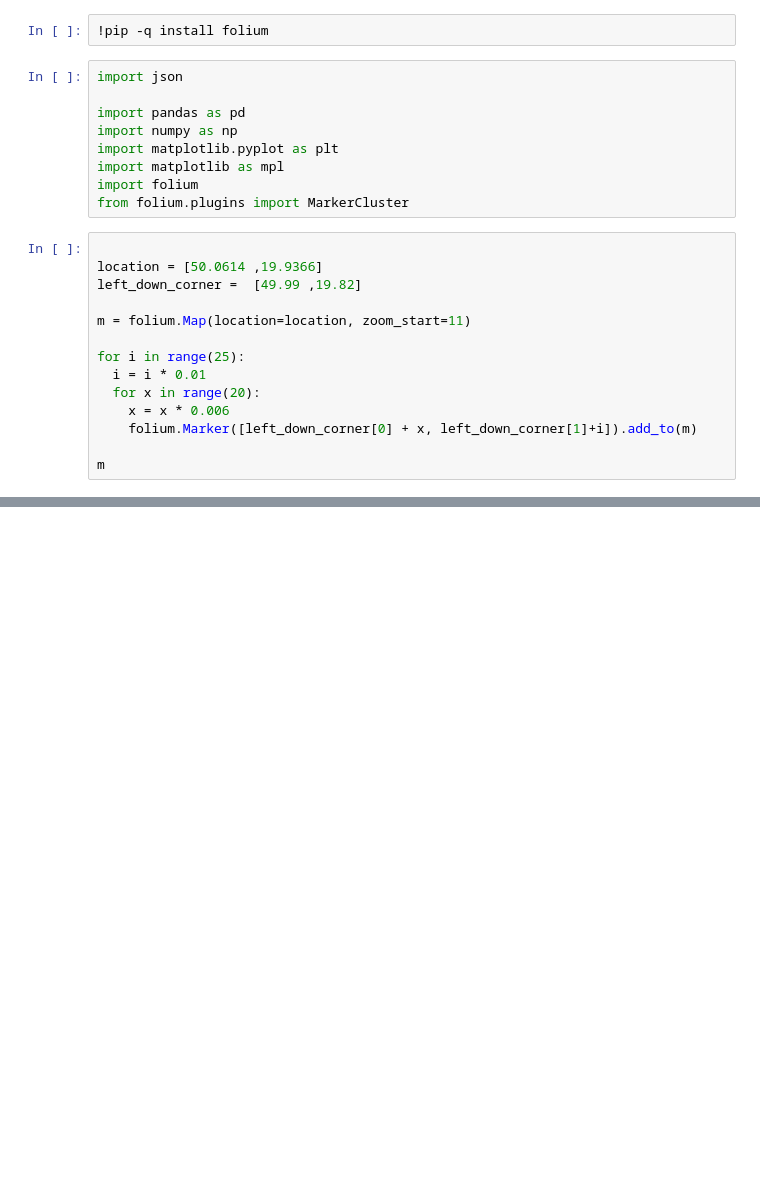
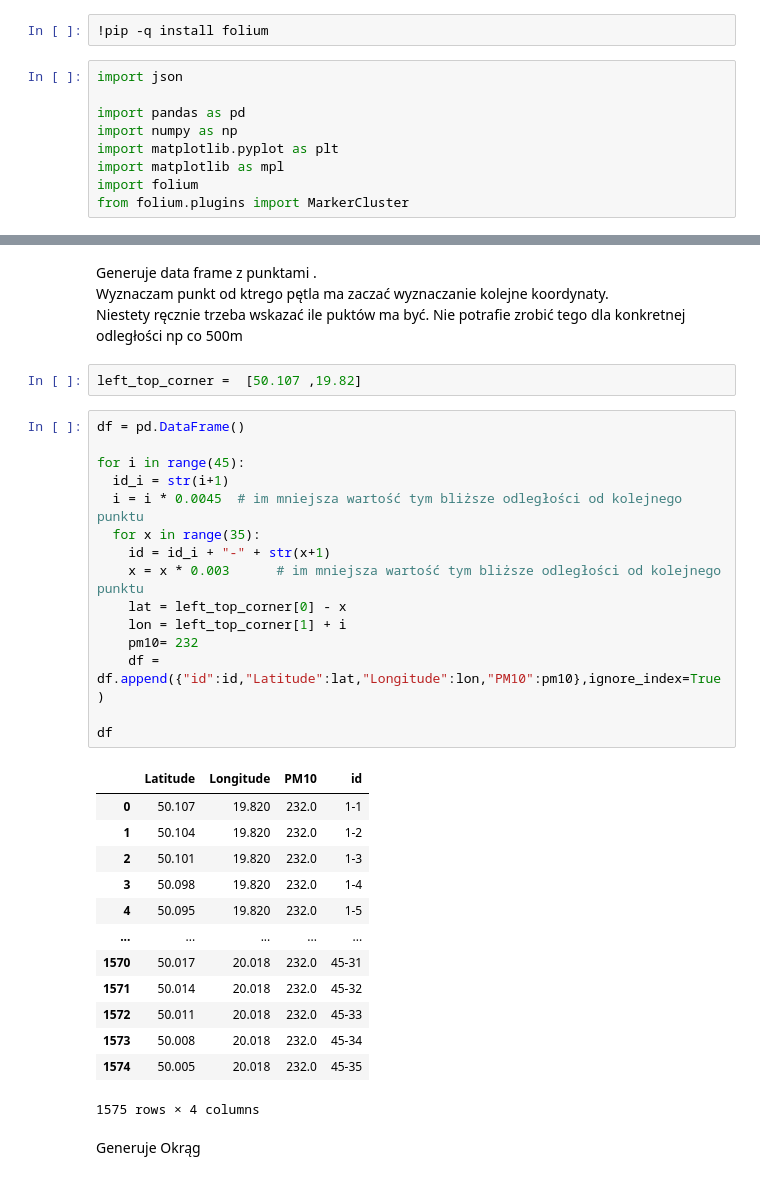
Before and after one commit to ciepielajan/SDA_SMOG_Wawelski, a Jupyter notebook: Jan/Krakow_siatka_punktow.ipynb, the cells around one changed output, grey strips where cells are left out. Drawn from its saved outputs; the diff is of its cells as text; blank space fills up the shorter version.

```diff
--- a/Jan/Krakow_siatka_punktow.ipynb
+++ b/Jan/Krakow_siatka_punktow.ipynb
@@ -11,17 +11,3 @@ import matplotlib.pyplot as plt
 import matplotlib as mpl
 import folium
 from folium.plugins import MarkerCluster
-# %%
-
-location = [50.0614 ,19.9366]
-left_down_corner =  [49.99 ,19.82]
-
-m = folium.Map(location=location, zoom_start=11)
-
-for i in range(25):
-  i = i * 0.01
-  for x in range(20):
-    x = x * 0.006
-    folium.Marker([left_down_corner[0] + x, left_down_corner[1]+i]).add_to(m)
-
-m
@@ -29,0 +14,37 @@ m
+# %% [markdown]
+Generuje data frame z punktami . \
+Wyznaczam punkt od ktrego pętla ma zaczać wyznaczanie kolejne koordynaty.  \
+Niestety ręcznie trzeba wskazać ile puktów ma być. Nie potrafie zrobić tego dla konkretnej odległości np co 500m
+# %%
+left_top_corner =  [50.107 ,19.82]
+# %%
+df = pd.DataFrame()
+
+for i in range(45):
+  id_i = str(i+1)
+  i = i * 0.0045  # im mniejsza wartość tym bliższe odległości od kolejnego punktu
+  for x in range(35):
+    id = id_i + "-" + str(x+1)
+    x = x * 0.003      # im mniejsza wartość tym bliższe odległości od kolejnego punktu
+    lat = left_top_corner[0] - x
+    lon = left_top_corner[1] + i
+    pm10= 232
+    df = df.append({"id":id,"Latitude":lat,"Longitude":lon,"PM10":pm10},ignore_index=True)
+
+df
+# %% [output]
+|  | Latitude | Longitude | PM10 | id |
+| 0 | 50.107 | 19.820 | 232.0 | 1-1 |
+| 1 | 50.104 | 19.820 | 232.0 | 1-2 |
+| 2 | 50.101 | 19.820 | 232.0 | 1-3 |
+| 3 | 50.098 | 19.820 | 232.0 | 1-4 |
+| 4 | 50.095 | 19.820 | 232.0 | 1-5 |
+| ... | ... | ... | ... | ... |
+| 1570 | 50.017 | 20.018 | 232.0 | 45-31 |
+| 1571 | 50.014 | 20.018 | 232.0 | 45-32 |
+| 1572 | 50.011 | 20.018 | 232.0 | 45-33 |
+| 1573 | 50.008 | 20.018 | 232.0 | 45-34 |
+| 1574 | 50.005 | 20.018 | 232.0 | 45-35 |
+1575 rows × 4 columns
+# %% [markdown]
+Generuje Okrąg
```
Also changed, not shown: parts of 2 cells of this notebook.
